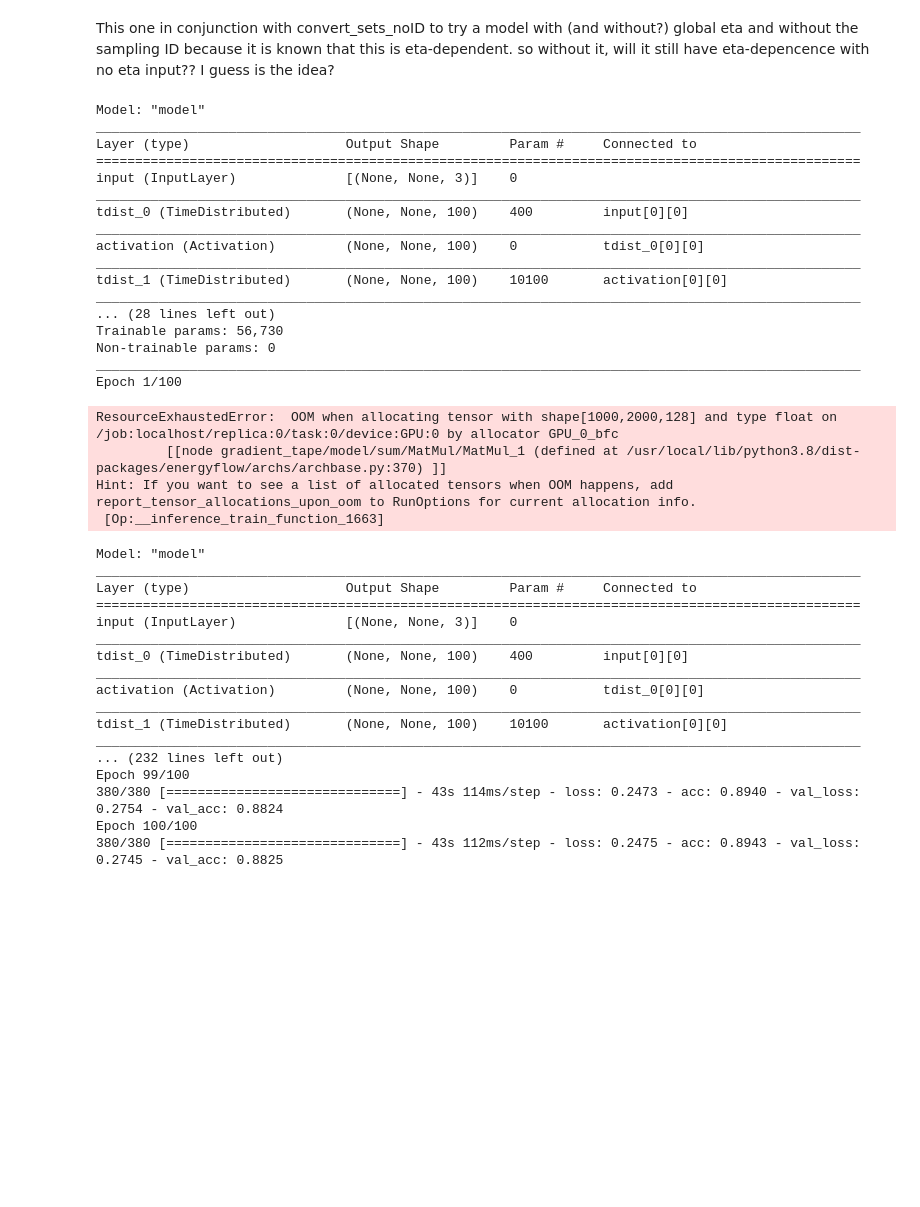
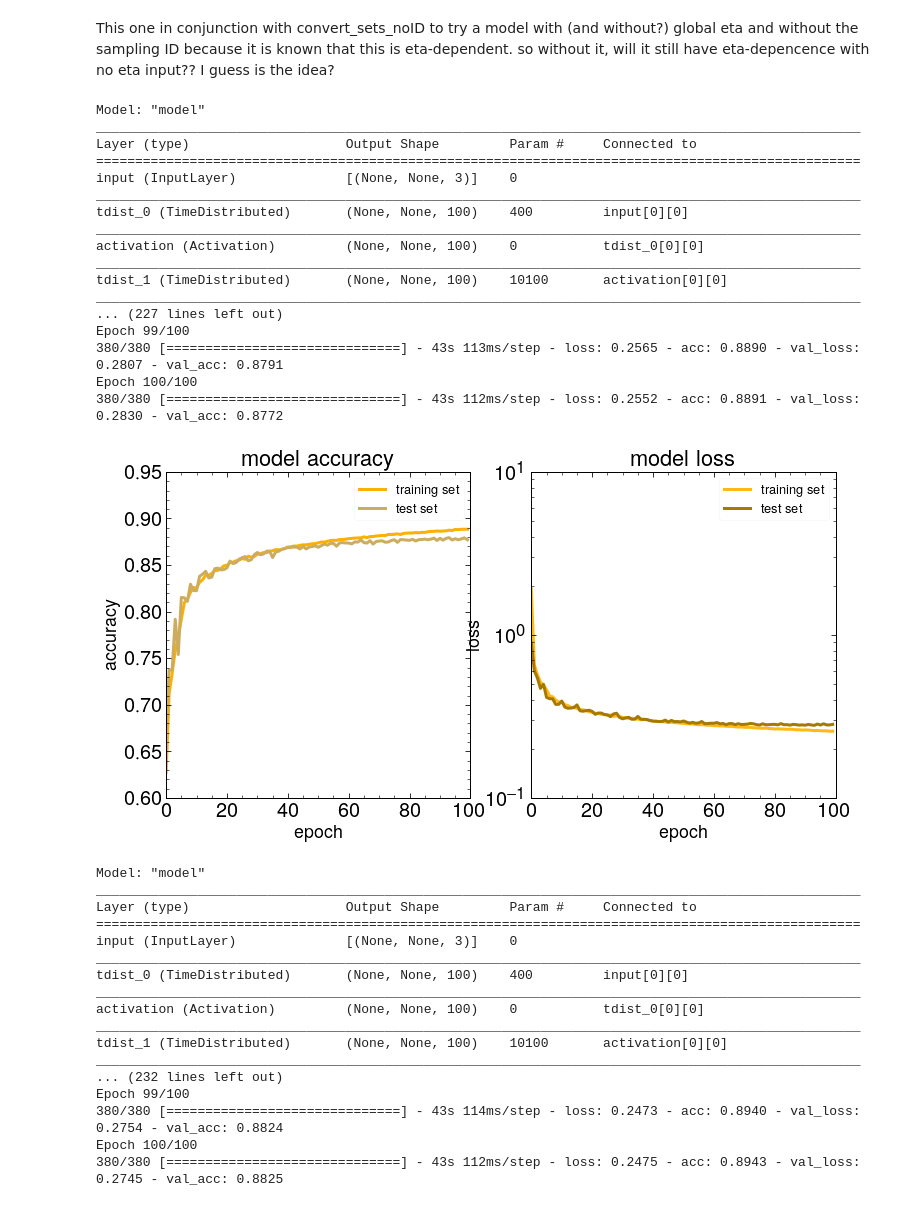
Before and after one commit to KaelaDouglas/LCStudies, a Jupyter notebook: classifier/Week8_noID.ipynb, the cells around one changed output. Drawn from its saved outputs; the diff is of its cells as text; code cells hidden in the pictures; blank space fills up the shorter version.

```diff
--- a/classifier/Week8_noID.ipynb
+++ b/classifier/Week8_noID.ipynb
@@ -47,7 +46,7 @@ eta_test = file['arr_8']
 #Eng_test = file['arr_17']
 # %%
 #model with no global features:
-histnog = model_noglob(X_train, X_val, X_test, Y_train, Y_val, Y_test, 100, 1000, 'w9_pfn_noid_nog.hdf5')
+#histnog = model_noglob(X_train, X_val, X_test, Y_train, Y_val, Y_test, 100, 1000, 'w9_pfn_noid_nog.hdf5')
 # %% [output]
 Model: "model"
 __________________________________________________________________________________________________
@@ -61,14 +60,14 @@ activation (Activation)         (None, None, 100)    0           tdist_0[0][0]
 __________________________________________________________________________________________________
 tdist_1 (TimeDistributed)       (None, None, 100)    10100       activation[0][0]
 __________________________________________________________________________________________________
-... (28 lines left out)
-Trainable params: 56,730
-Non-trainable params: 0
-__________________________________________________________________________________________________
-Epoch 1/100
+... (227 lines left out)
+Epoch 99/100
+380/380 [==============================] - 43s 113ms/step - loss: 0.2565 - acc: 0.8890 - val_loss: 0.2807 - val_acc: 0.8791
+Epoch 100/100
+380/380 [==============================] - 43s 112ms/step - loss: 0.2552 - acc: 0.8891 - val_loss: 0.2830 - val_acc: 0.8772
-ResourceExhaustedError:  OOM when allocating tensor with shape[1000,2000,128] and type float on /job:localhost/replica:0/task:0/device:GPU:0 by allocator GPU_0_bfc
-         [[node gradient_tape/model/sum/MatMul/MatMul_1 (defined at /usr/local/lib/python3.8/dist-packages/energyflow/archs/archbase.py:370) ]]
-Hint: If you want to see a list of allocated tensors when OOM happens, add report_tensor_allocations_upon_oom to RunOptions for current allocation info.
- [Op:__inference_train_function_1663]
+# %%
+histplots(histnog)
+# %% [output]
+[figure, added]
 # %%
 #first run a model with only eta as global F var
```
Also changed, not shown: parts of 9 cells of this notebook, 6 other files.
